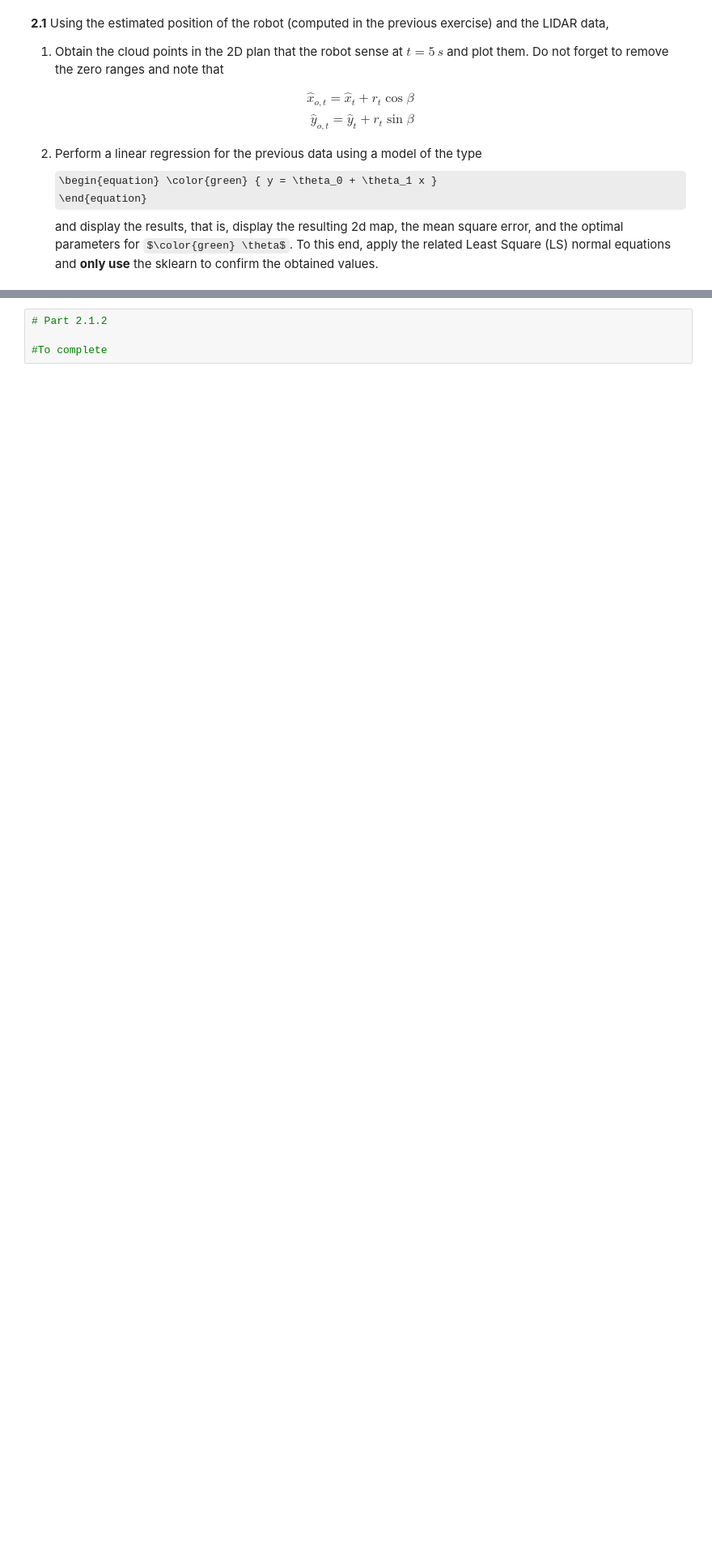
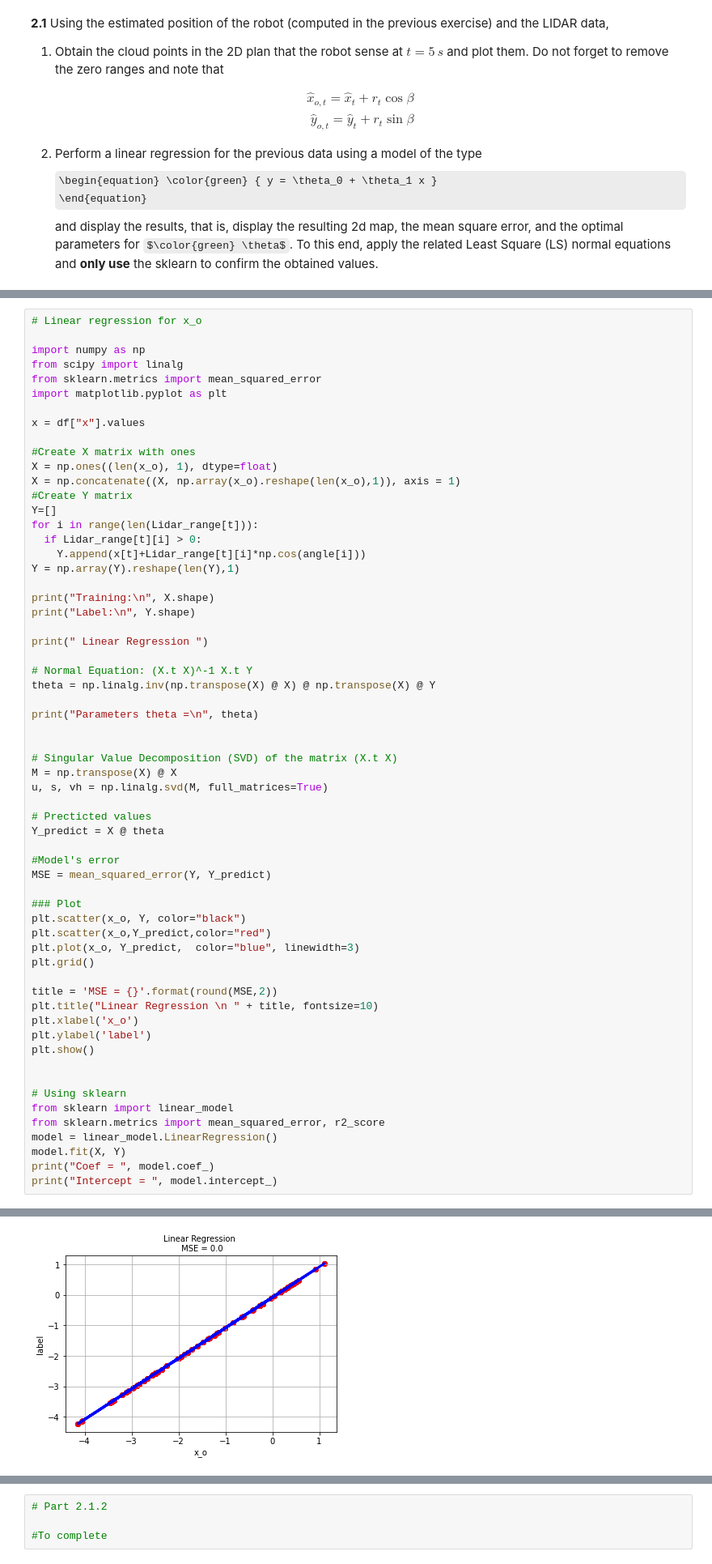
Before and after one commit to FilippoComastri/Project_ML1, a Jupyter notebook: ML_project1.ipynb, the cells around one changed output, grey strips where cells are left out. Shown at 81% size. Cells and saved outputs as stored; diff of their text form; some formulas as TeX source; blank space fills up the shorter version.

Commit message:
linear regression

```diff
--- a/ML_project1.ipynb
+++ b/ML_project1.ipynb
@@ -425,0 +445,62 @@ and display the results, that is, display the resulting 2d map, the mean square
+# %%
+# Linear regression for x_o
+
+import numpy as np
+from scipy import linalg
+from sklearn.metrics import mean_squared_error
+import matplotlib.pyplot as plt
+
+x = df["x"].values
+
+#Create X matrix with ones
+X = np.ones((len(x_o), 1), dtype=float)
+X = np.concatenate((X, np.array(x_o).reshape(len(x_o),1)), axis = 1)
+#Create Y matrix
+Y=[]
+for i in range(len(Lidar_range[t])):
+  if Lidar_range[t][i] > 0:
+    Y.append(x[t]+Lidar_range[t][i]*np.cos(angle[i]))
+Y = np.array(Y).reshape(len(Y),1)
+
+print("Training:\n", X.shape)
+print("Label:\n", Y.shape)
+
+print(" Linear Regression ")
+
+# Normal Equation: (X.t X)^-1 X.t Y
+theta = np.linalg.inv(np.transpose(X) @ X) @ np.transpose(X) @ Y
+
+print("Parameters theta =\n", theta)
+
+
+# Singular Value Decomposition (SVD) of the matrix (X.t X)
+M = np.transpose(X) @ X
+u, s, vh = np.linalg.svd(M, full_matrices=True)
+
+# Precticted values
+Y_predict = X @ theta
+
+#Model's error
+MSE = mean_squared_error(Y, Y_predict)
+
+### Plot
+plt.scatter(x_o, Y, color="black")
+plt.scatter(x_o,Y_predict,color="red")
+plt.plot(x_o, Y_predict,  color="blue", linewidth=3)
+plt.grid()
+
+title = 'MSE = {}'.format(round(MSE,2))
+plt.title("Linear Regression \n " + title, fontsize=10)
+plt.xlabel('x_o')
+plt.ylabel('label')
+plt.show()
+
+
+# Using sklearn
+from sklearn import linear_model
+from sklearn.metrics import mean_squared_error, r2_score
+model = linear_model.LinearRegression()
+model.fit(X, Y)
+print("Coef = ", model.coef_)
+print("Intercept = ", model.intercept_)
+# %% [output]
@@ -425,0 +515 @@ and display the results, that is, display the resulting 2d map, the mean square
+[figure, added]
```
Also changed, not shown: parts of 6 cells of this notebook.
